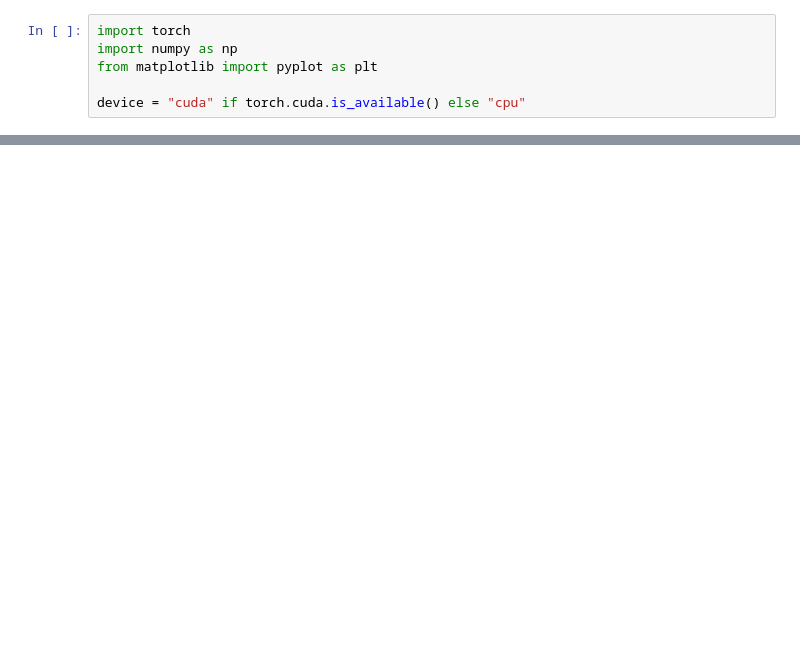
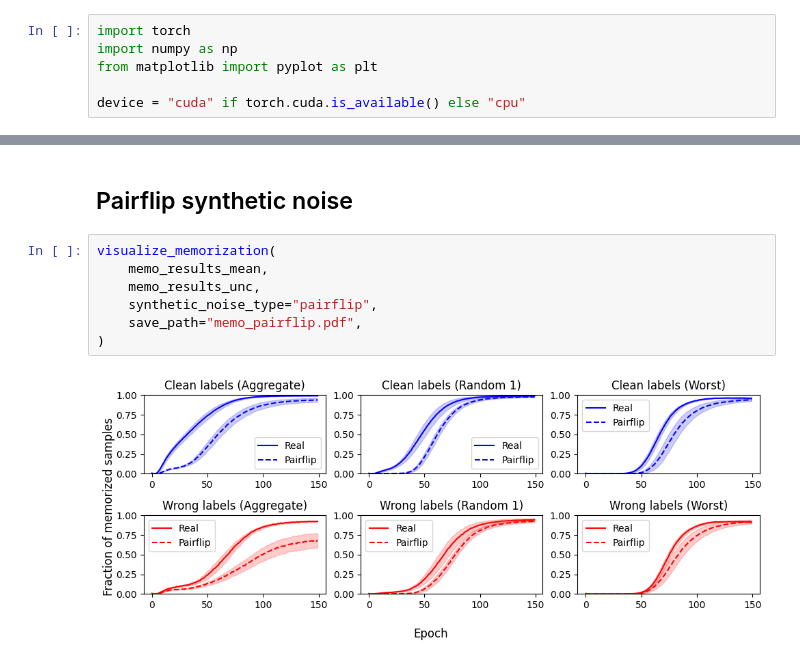
Before and after one commit to KlemenVovk/noisy-labels, a Jupyter notebook: src/reproducibility/memorization_effects/memorization.ipynb, the cells around one changed output, grey strips where cells are left out. Drawn from its saved outputs; the diff is of its cells as text; blank space fills up the shorter version.

```diff
--- a/src/reproducibility/memorization_effects/memorization.ipynb
+++ b/src/reproducibility/memorization_effects/memorization.ipynb
@@ -129,0 +204,11 @@ plt.show()
+# %% [markdown]
+## Pairflip synthetic noise
+# %%
+visualize_memorization(
+    memo_results_mean,
+    memo_results_unc,
+    synthetic_noise_type="pairflip",
+    save_path="memo_pairflip.pdf",
+)
+# %% [output]
+[figure, added]
```
Also changed, not shown: parts of 14 cells of this notebook, 6 other files.
